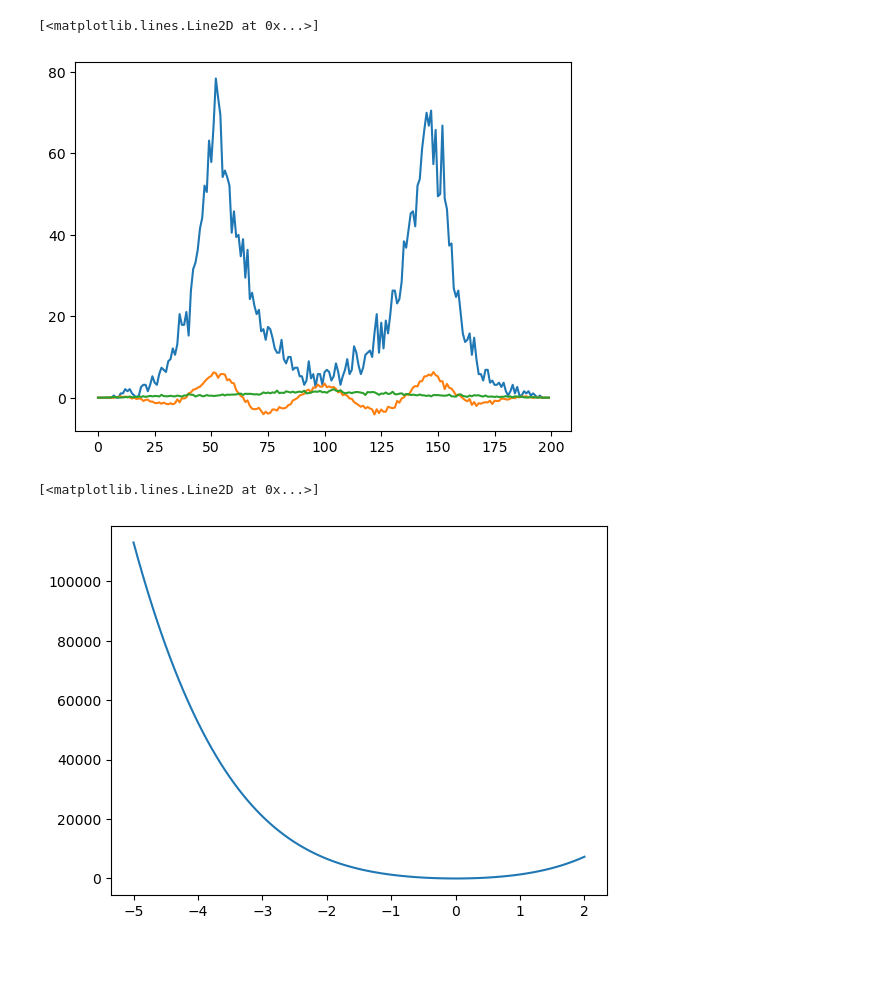
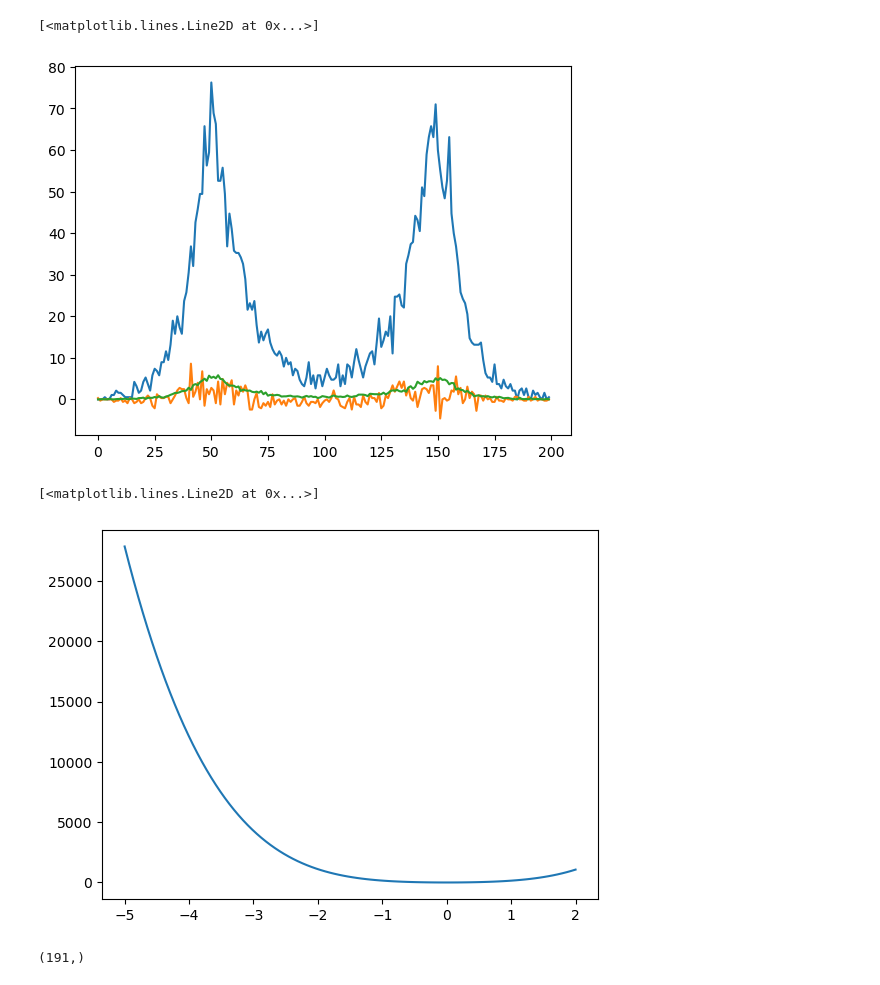
Before and after one commit to baptistebarthe/EFT-VAE, a Jupyter notebook: chi2.ipynb, the cells around one changed output. Drawn from its saved outputs; the diff is of its cells as text; code cells hidden in the pictures; blank space fills up the shorter version.

```diff
--- a/chi2.ipynb
+++ b/chi2.ipynb
@@ -8,8 +8,8 @@ import pandas as pd
 M_Z = 91.187  # mass of Z boson (GeV)
 # %%
 sm = pd.read_csv("./data/SM_10k.csv")
-o1 = pd.read_csv("./data/cW_1_10k.csv")
-o2 = pd.read_csv("./data/cW_2_10k.csv")
+o1 = pd.read_csv("./data/cHDD_1_10k.csv")
+o2 = pd.read_csv("./data/cHDD_2_10k.csv")
 # Apply cuts
 sm = sm[
     (abs(sm["m_ll"] - M_Z) < 15) & (sm["m_jj"] > 300) & (abs(sm["delta_eta_jj"]) > 2.5)
@@ -63,7 +71,10 @@ ax.hist(o2[var], weights=ci**2 * o2_w, bins=n_bins, color="red", histtype="step"
 # %%
 nbins = 200
 var = "delta_phi_jj"
-r__ = [-6.5, 6.5]
+r__ = [
+    min(np.min(sm[var]), np.min(o1[var]), np.min(o2[var])),
+    max(np.max(sm[var]), np.max(o1[var]), np.max(o2[var])),
+]
 sm_h, _ = np.histogram(sm[var], nbins, weights=sm_w, range=r__)
 lin_h, _ = np.histogram(o1[var], nbins, weights=o1_w, range=r__)
 quad_h, _ = np.histogram(o2[var], nbins, weights=o2_w, range=r__)
@@ -71,13 +82,51 @@ c = np.linspace(-5, 2, 100)
 chi = [sum((sm_h - (sm_h + (ci) * lin_h + (ci**2) * quad_h)) ** 2) for ci in c]
 # %%
 plt.plot(sm_h)
-plt.plot(lin_h)
-plt.plot(quad_h)
+plt.plot(3 * lin_h)
+plt.plot(9 * quad_h)
 # %% [output]
 [<matplotlib.lines.Line2D at 0x...>]
-[figure, old version]
+[figure, new version]
 # %%
 plt.plot(c, chi)
 # %% [output]
 [<matplotlib.lines.Line2D at 0x...>]
-[figure, old version]
+[figure, new version]
+# %%
+nbins = 200
+chi = []
+eps = 1e-2
+c = np.linspace(-2, 2, 100)
+selection = [
+    "m_ll",
+    "m_jj",
+    "pt_l1",
+    "pt_j1",
+    "pt_ll",
+    "eta_l1",
+    "eta_j1",
+    "delta_eta_jj",
+    "delta_phi_jj",
+]
+for var in selection:
+    r__ = [
+        min(np.min(sm[var]), np.min(o1[var]), np.min(o2[var])),
+        max(np.max(sm[var]), np.max(o1[var]), np.max(o2[var])),
+    ]
+    sm_h, _ = np.histogram(sm[var], nbins, weights=sm_w, range=r__)
+    lin_h, _ = np.histogram(o1[var], nbins, weights=o1_w, range=r__)
+    quad_h, _ = np.histogram(o2[var], nbins, weights=o2_w, range=r__)
+
+    chi.append(
+        [
+            sum(
+                (sm_h - (sm_h + (ci) * lin_h + (ci**2) * quad_h))[sm_h != 0] ** 2
+                / sm_h[sm_h != 0]
+            )
+            for ci in c
+        ]
+    )
+
+print(sm_h[sm_h != 0].shape)
+# %% [output]
+(191,)
```
Also changed, not shown: parts of 2 cells of this notebook, 12 other files.
